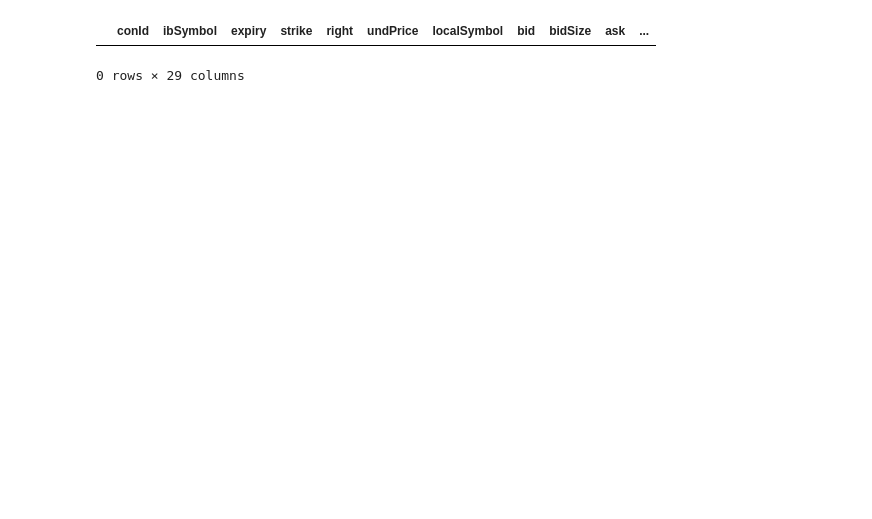
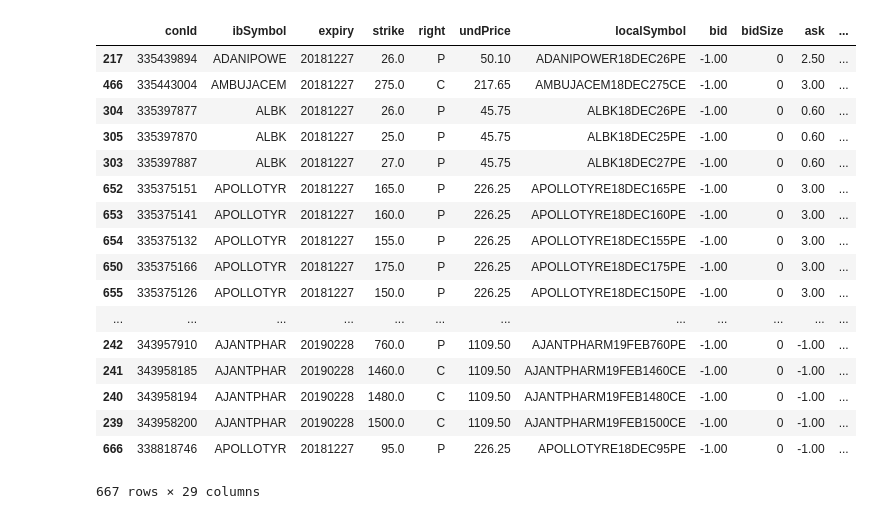
Before and after one commit to reservoirinvest/lab, a Jupyter notebook: 10_nse_ib.ipynb, the cells around one changed output. Cells and saved outputs as stored; diff of their text form; code cells hidden in the pictures; blank space fills up the shorter version.

```diff
--- a/10_nse_ib.ipynb
+++ b/10_nse_ib.ipynb
@@ -12,8 +12,8 @@
 
 from ib_insync import *
 util.startLoop()
-# ib = IB().connect('127.0.0.1', 7496, clientId=10) # kavi tws live
-ib = IB().connect('127.0.0.1', 4001, clientId=10) # kavi IBG live
+ib = IB().connect('127.0.0.1', 7496, clientId=10) # kavi tws live
+# ib = IB().connect('127.0.0.1', 4001, clientId=10) # kavi IBG live
 # ib = IB().connect('127.0.0.1', 7499, clientId=10) # kavi tws paper-trade
 # ib = IB().connect('127.0.0.1', 4004, clientId=10) # kavi IBG paper-trade
 # %%
@@ -91,6 +91,8 @@ def df_e(symbol):
 
     options = [c.contract for cs in cds for c in cs]
 
+    ib.sleep(0.1)
+
     tickers = [t for i in range(0, len(options), 100) for t in ib.reqTickers(*options[i:i + 100])]
 
     # keep only those tickers with underlying prices
@@ -122,5 +124,6 @@ def df_e(symbol):
     df['rom'] = (df.expPrice*df.lot)/df.margin*252/df.dte
 
     return df
-
-dfs = [df_e(s) for s in ('ACC', 'INFY')]
+# %%
+%%time
+dfs = [df_e(s) for s in equities[0:10]]
@@ -127,5 +132,23 @@ dfs = [df_e(s) for s in ('ACC', 'INFY')]
 # %%
-pd.concat(dfs, axis=0).reset_index(drop=True)
+df = pd.concat(dfs, axis=0).reset_index(drop=True)
-# %% [output]
-|  | conId | ibSymbol | expiry | strike | right | undPrice | localSymbol | bid | bidSize | ask | ... |
-0 rows × 29 columns
+# %%
+df.sort_values(by=['rom'], ascending=False)
+# %% [output]
+|  | conId | ibSymbol | expiry | strike | right | undPrice | localSymbol | bid | bidSize | ask | ... |
+| 217 | 335439894 | ADANIPOWE | 20181227 | 26.0 | P | 50.10 | ADANIPOWER18DEC26PE | -1.00 | 0 | 2.50 | ... |
+| 466 | 335443004 | AMBUJACEM | 20181227 | 275.0 | C | 217.65 | AMBUJACEM18DEC275CE | -1.00 | 0 | 3.00 | ... |
+| 304 | 335397877 | ALBK | 20181227 | 26.0 | P | 45.75 | ALBK18DEC26PE | -1.00 | 0 | 0.60 | ... |
+| 305 | 335397870 | ALBK | 20181227 | 25.0 | P | 45.75 | ALBK18DEC25PE | -1.00 | 0 | 0.60 | ... |
+| 303 | 335397887 | ALBK | 20181227 | 27.0 | P | 45.75 | ALBK18DEC27PE | -1.00 | 0 | 0.60 | ... |
+| 652 | 335375151 | APOLLOTYR | 20181227 | 165.0 | P | 226.25 | APOLLOTYRE18DEC165PE | -1.00 | 0 | 3.00 | ... |
+| 653 | 335375141 | APOLLOTYR | 20181227 | 160.0 | P | 226.25 | APOLLOTYRE18DEC160PE | -1.00 | 0 | 3.00 | ... |
+| 654 | 335375132 | APOLLOTYR | 20181227 | 155.0 | P | 226.25 | APOLLOTYRE18DEC155PE | -1.00 | 0 | 3.00 | ... |
+| 650 | 335375166 | APOLLOTYR | 20181227 | 175.0 | P | 226.25 | APOLLOTYRE18DEC175PE | -1.00 | 0 | 3.00 | ... |
+| 655 | 335375126 | APOLLOTYR | 20181227 | 150.0 | P | 226.25 | APOLLOTYRE18DEC150PE | -1.00 | 0 | 3.00 | ... |
+| ... | ... | ... | ... | ... | ... | ... | ... | ... | ... | ... | ... |
+| 242 | 343957910 | AJANTPHAR | 20190228 | 760.0 | P | 1109.50 | AJANTPHARM19FEB760PE | -1.00 | 0 | -1.00 | ... |
+| 241 | 343958185 | AJANTPHAR | 20190228 | 1460.0 | C | 1109.50 | AJANTPHARM19FEB1460CE | -1.00 | 0 | -1.00 | ... |
+| 240 | 343958194 | AJANTPHAR | 20190228 | 1480.0 | C | 1109.50 | AJANTPHARM19FEB1480CE | -1.00 | 0 | -1.00 | ... |
+| 239 | 343958200 | AJANTPHAR | 20190228 | 1500.0 | C | 1109.50 | AJANTPHARM19FEB1500CE | -1.00 | 0 | -1.00 | ... |
+| 666 | 338818746 | APOLLOTYR | 20181227 | 95.0 | P | 226.25 | APOLLOTYRE18DEC95PE | -1.00 | 0 | -1.00 | ... |
+667 rows × 29 columns
```
Also changed, not shown: parts of 1 cell of this notebook, 1 other file.
